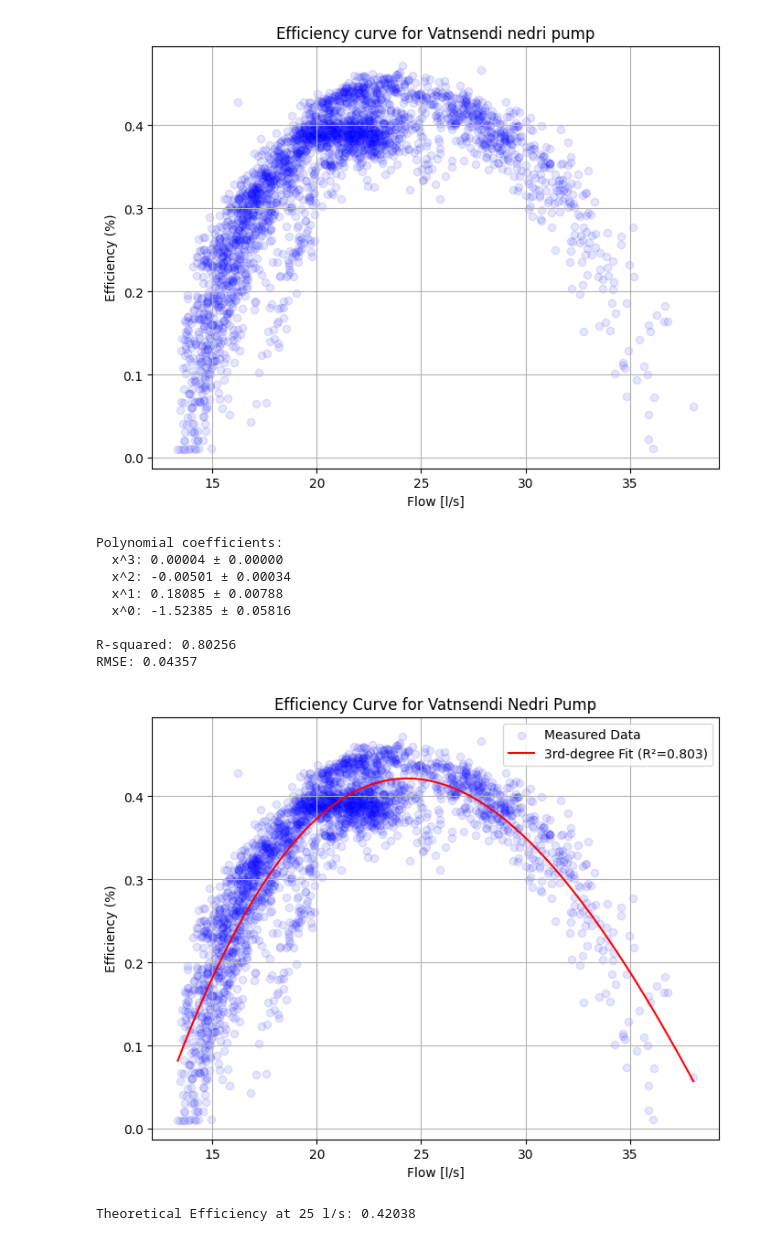
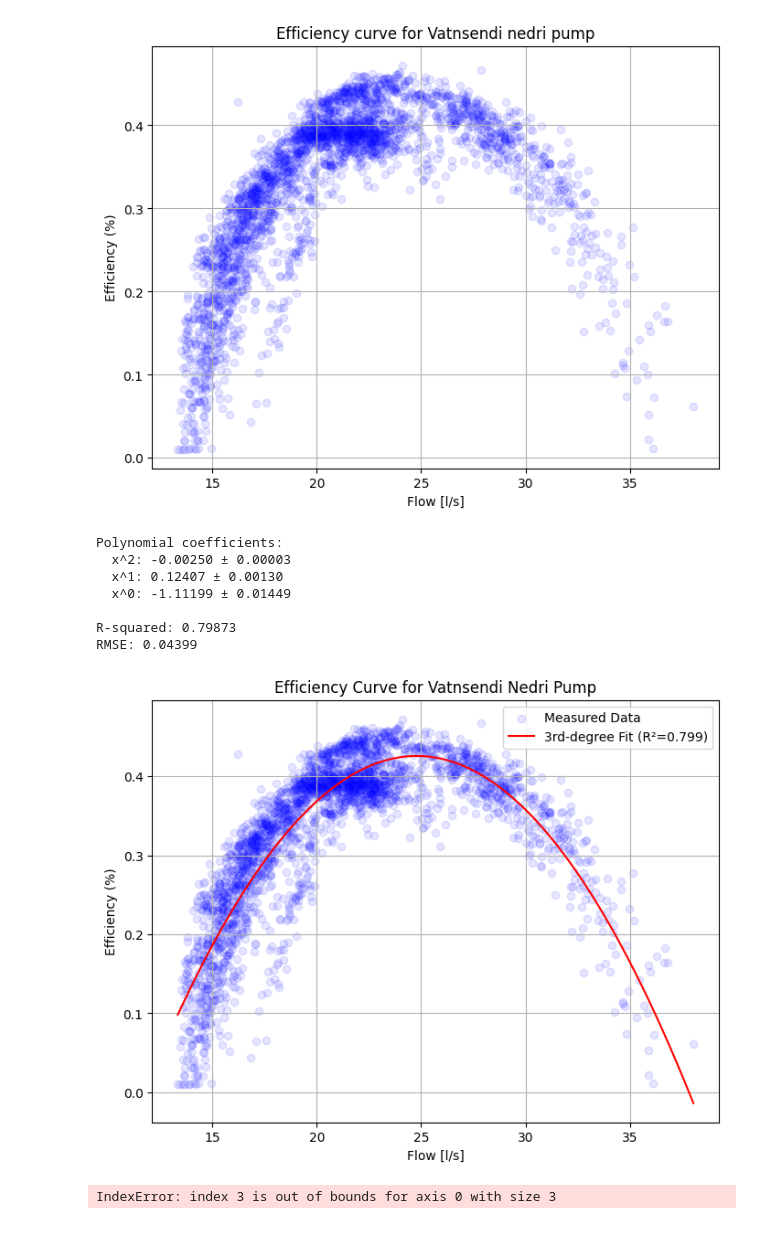
Before and after one commit to frodibrooks/OptimisedHeating, a Jupyter notebook: Data_processing/calc_eff_curves_vatnsendi_nedri.ipynb, the cells around one changed output. Cells and saved outputs as stored; diff of their text form; code cells hidden in the pictures.

```diff
--- a/Data_processing/calc_eff_curves_vatnsendi_nedri.ipynb
+++ b/Data_processing/calc_eff_curves_vatnsendi_nedri.ipynb
@@ -11,7 +16,7 @@ end_date = '2024-07'
 # %% [markdown]
 ## Pressure in mH20
 # %%
-Vatnsendi_nedri_pressure = pd.read_excel('/Users/frodibrooks/Desktop/DTU/Thesis/OptimisedHeating/Data_processing/data/H-KOP-VE-ÞS213.xlsx')
+Vatnsendi_nedri_pressure = pd.read_excel('H-KOP-VE-ÞS213.xlsx')
 Vatnsendi_nedri_pressure.drop(columns=["mpoint_id","mpoint_name","aggregate_name","aggregate_id","flag","quality_description","event_time"],inplace=True)
 Vatnsendi_nedri_pressure['start_time'] = pd.to_datetime(Vatnsendi_nedri_pressure['start_time'], errors='coerce')
 Vatnsendi_nedri_pressure.set_index('start_time',inplace=True)
@@ -53,7 +58,7 @@ plt.show()
 # %% [markdown]
 ## Input pressure
 # %%
-Vatnsendi_nedri_input_pressure = pd.read_excel('/Users/frodibrooks/Desktop/DTU/Thesis/OptimisedHeating/Data_processing/data/Vatnsendi-Rjupnasalir-PrePumpPressure.xlsx')
+Vatnsendi_nedri_input_pressure = pd.read_excel('Vatnsendi-Rjupnasalir-PrePumpPressure.xlsx')
 Vatnsendi_nedri_input_pressure.drop(columns=["mpoint_id","aggregate_name","aggregate_id","flag","quality_description","event_time"],inplace=True)
 
 Vatnsendi_nedri_input_pressure = Vatnsendi_nedri_input_pressure[Vatnsendi_nedri_input_pressure['mpoint_name'] == 'Vatnsendi - Þrýstingur aðfærslu frá Suðuræð']
@@ -138,7 +143,7 @@ Vatnsendi_pressure_difference.head()
 # %% [markdown]
 ## Flow in lps
 # %%
-Vatnsendi_nedri_flow = pd.read_excel('/Users/frodibrooks/Desktop/DTU/Thesis/OptimisedHeating/Data_processing/data/H-KOP-VE-RS213.xlsx')
+Vatnsendi_nedri_flow = pd.read_excel('H-KOP-VE-RS213.xlsx')
 Vatnsendi_nedri_flow.drop(columns=["mpoint_id","mpoint_name","aggregate_name","aggregate_id","flag","quality_description","event_time"],inplace=True)
 Vatnsendi_nedri_flow['start_time'] = pd.to_datetime(Vatnsendi_nedri_flow['start_time'], errors='coerce')
 Vatnsendi_nedri_flow.set_index('start_time',inplace=True)
@@ -162,7 +167,7 @@ Vatnsendi_nedri_flow_filtered.head()
 # %% [markdown]
 ## Energy consumption in pump
 # %%
-df_pumps = pd.read_csv('/Users/frodibrooks/Desktop/DTU/Thesis/OptimisedHeating/Data_processing/Vatnsendi_rjupnasalir_pumppower_modfied.csv')
+df_pumps = pd.read_csv('Vatnsendi_rjupnasalir_pumppower_modfied.csv')
 
 df_pumps = df_pumps[['mpoint_id','start_time','value']]
 df_pumps['start_time'] = pd.to_datetime(df_pumps['start_time'], errors='coerce')
@@ -258,7 +263,7 @@ x = df_clean['Flæði [l/s]'].values
 y = df_clean['Efficiency'].values
 
 # Fit a 3rd-degree polynomial
-degree = 3
+degree = 2
 coeffs, cov_matrix = np.polyfit(x, y, degree, cov=True)
 p = np.poly1d(coeffs)  # Create polynomial function
 
@@ -276,40 +281,39 @@ r_squared = 1 - (ss_residual / ss_total)
 rmse = np.sqrt(mean_squared_error(y, y_pred))
 
 # Standard errors of coefficients
 std_errors = np.sqrt(np.diag(cov_matrix))
 
 # Print results
 print(f"Polynomial coefficients:")
 for i, (coef, err) in enumerate(zip(coeffs, std_errors)):
     print(f"  x^{degree-i}: {coef:.5f} ± {err:.5f}")
 
 print(f"\nR-squared: {r_squared:.5f}")
 print(f"RMSE: {rmse:.5f}")
 
 # Plot data and fitted curve
 plt.figure(figsize=(8, 6))
 plt.scatter(x, y, marker='o', color='b', alpha=0.1, label='Measured Data')
 plt.plot(x_fit, y_fit, color='r', label=f'3rd-degree Fit (R²={r_squared:.3f})')
 
 # Labels and title
 plt.title('Efficiency Curve for Vatnsendi Nedri Pump')
 plt.xlabel('Flow [l/s]')
 plt.ylabel('Efficiency (%)')
 plt.legend()
 plt.grid(True)
 
 # Show plot
 plt.show()
 # %% [output]
 Polynomial coefficients:
-  x^3: 0.00004 ± 0.00000
-  x^2: -0.00501 ± 0.00034
-  x^1: 0.18085 ± 0.00788
-  x^0: -1.52385 ± 0.05816
+  x^2: -0.00250 ± 0.00003
+  x^1: 0.12407 ± 0.00130
+  x^0: -1.11199 ± 0.01449
 
-R-squared: 0.80256
-RMSE: 0.04357
+R-squared: 0.79873
+RMSE: 0.04399
-[figure, old version]
+[figure, new version]
 # %%
 def calculate_y(x):
     # The coefficients are in the form [a, b, c, d] for a cubic polynomial ax^3 + bx^2 + cx + d
@@ -320,4 +324,4 @@ x = 25
 y = calculate_y(x)
 print(f"Theoretical Efficiency at {x} l/s: {y:.5f}")
 # %% [output]
-Theoretical Efficiency at 25 l/s: 0.42038
+IndexError: index 3 is out of bounds for axis 0 with size 3
```
Also changed, not shown: parts of 1 cell of this notebook, 11 other files.
